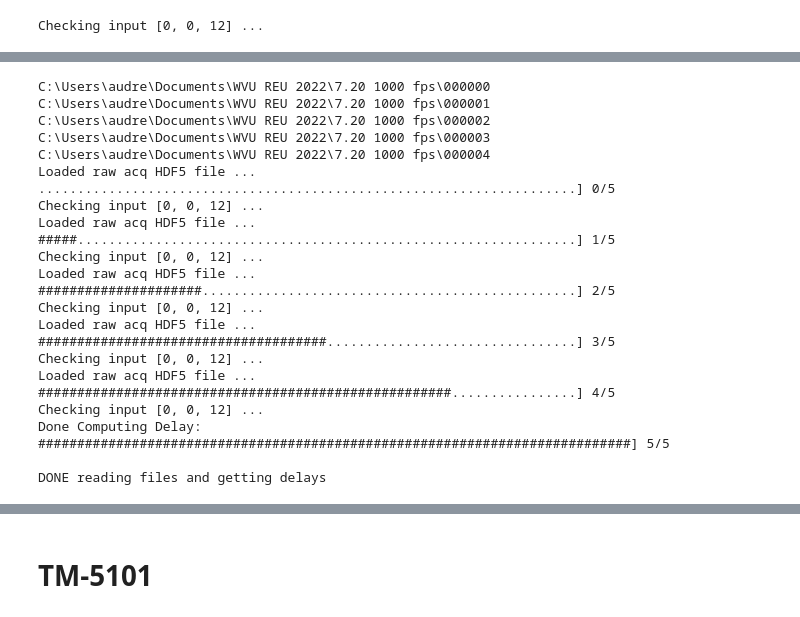
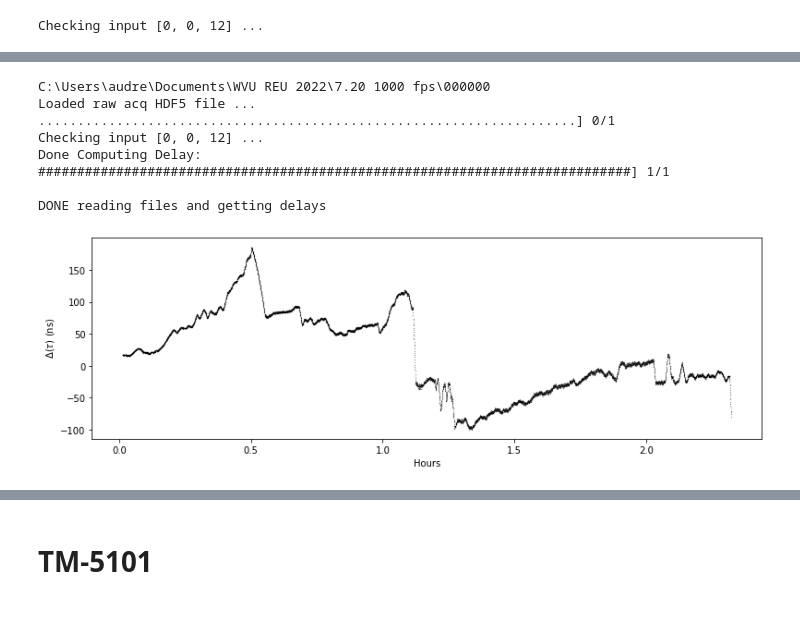
Before and after one commit to WVURAIL/rawice, a Jupyter notebook: Automation test.ipynb, the cells around one changed output, grey strips where cells are left out. Cells and saved outputs as stored; diff of their text form; code cells hidden in the pictures.

```diff
--- a/Automation test.ipynb
+++ b/Automation test.ipynb
@@ -45,25 +45,17 @@ tm4.get_single_curve_fit(i=0)
 [figure]
 [figure]
 # %%
-tm4_clock = analyse_maser(folder_path, tm4_input)
+tm4_clock = analyse_maser(folder_path, tm4_input, 1)
 # %% [output]
 C:\Users\audre\Documents\WVU REU 2022\7.20 1000 fps\000000
-C:\Users\audre\Documents\WVU REU 2022\7.20 1000 fps\000001
-C:\Users\audre\Documents\WVU REU 2022\7.20 1000 fps\000002
-C:\Users\audre\Documents\WVU REU 2022\7.20 1000 fps\000003
-C:\Users\audre\Documents\WVU REU 2022\7.20 1000 fps\000004
-Loaded raw acq HDF5 file ... .....................................................................] 0/5
+Loaded raw acq HDF5 file ... .....................................................................] 0/1
 Checking input [0, 0, 12] ...
-Loaded raw acq HDF5 file ... #####................................................................] 1/5
-Checking input [0, 0, 12] ...
-Loaded raw acq HDF5 file ... #####################................................................] 2/5
-Checking input [0, 0, 12] ...
-Loaded raw acq HDF5 file ... #####################################................................] 3/5
-Checking input [0, 0, 12] ...
-Loaded raw acq HDF5 file ... #####################################################................] 4/5
-Checking input [0, 0, 12] ...
-Done Computing Delay: ############################################################################] 5/5
+Done Computing Delay: ############################################################################] 1/1
 
 DONE reading files and getting delays
+# %%
+tm4_clock.plot_delays()
+# %% [output]
+[figure, added]
 # %%
 xlist = [val for val in range(0+1, 2049)]
```
Also changed, not shown: parts of 13 cells of this notebook, 1 other file.
